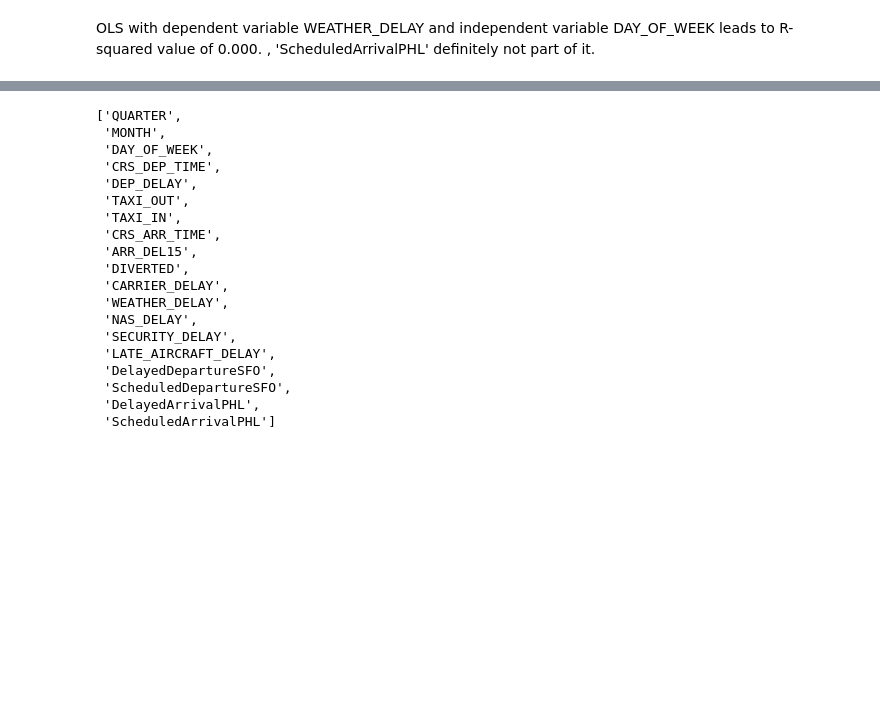
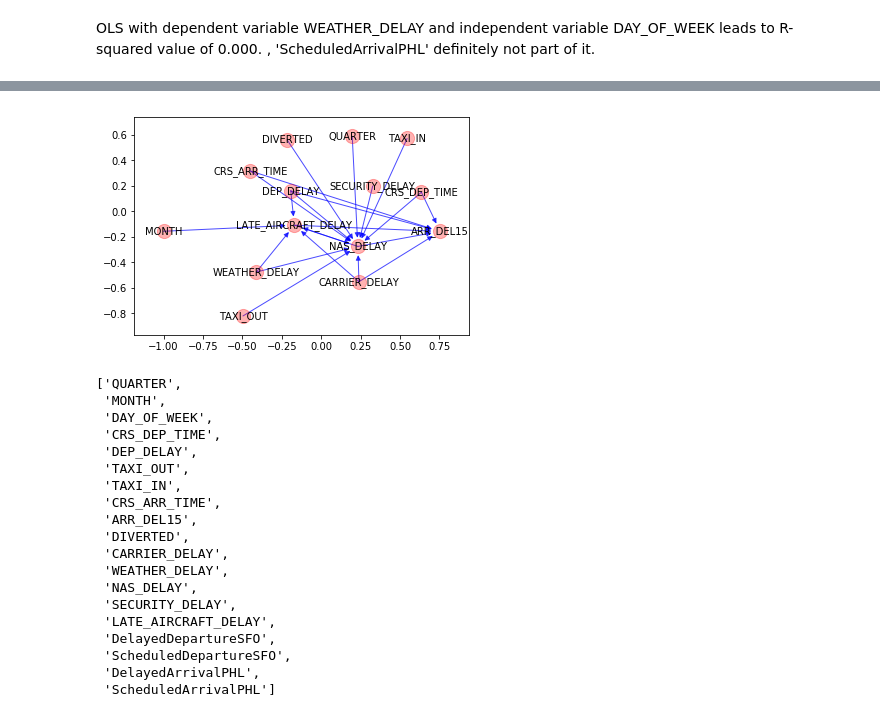
Before and after one commit to dy-choi/Flight-Delay-Analysis, a Jupyter notebook: FlightDelay.ipynb, the cells around one changed output, grey strips where cells are left out. Cells and saved outputs as stored; diff of their text form; code cells hidden in the pictures; blank space fills up the shorter version.

```diff
--- a/FlightDelay.ipynb
+++ b/FlightDelay.ipynb
@@ -262,6 +276,17 @@ for node in late_aircraft_from:
 temp_df = pd.DataFrame(list(flights_edges_dict.items()), columns=['from_node', 'to_node'])
 flight_edges_df = pd.concat([flight_edges_df, temp_df]).reset_index()
 flight_edges_df = flight_edges_df.drop(['index'], axis=1)
+# %%
+bn = nx.from_pandas_edgelist(flight_edges_df,source='from_node',target='to_node',create_using=nx.DiGraph())
+# draw graph
+bn_edges = [edge for edge in bn.edges()]
+pos = nx.spring_layout(bn)
+nx.draw_networkx_nodes(bn, pos, cmap=plt.get_cmap('jet'), node_size = 200,alpha=0.3)
+nx.draw_networkx_labels(bn, pos,font_size='10')
+nx.draw_networkx_edges(bn, pos, edgelist=bn_edges, edge_color='b',style='dot', arrows=True,arrow_size = 15,alpha=0.7)
+plt.show()
+# %% [output]
+[figure, added]
 # %%
 [
 'QUARTER',
```
Also changed, not shown: parts of 18 cells of this notebook.
